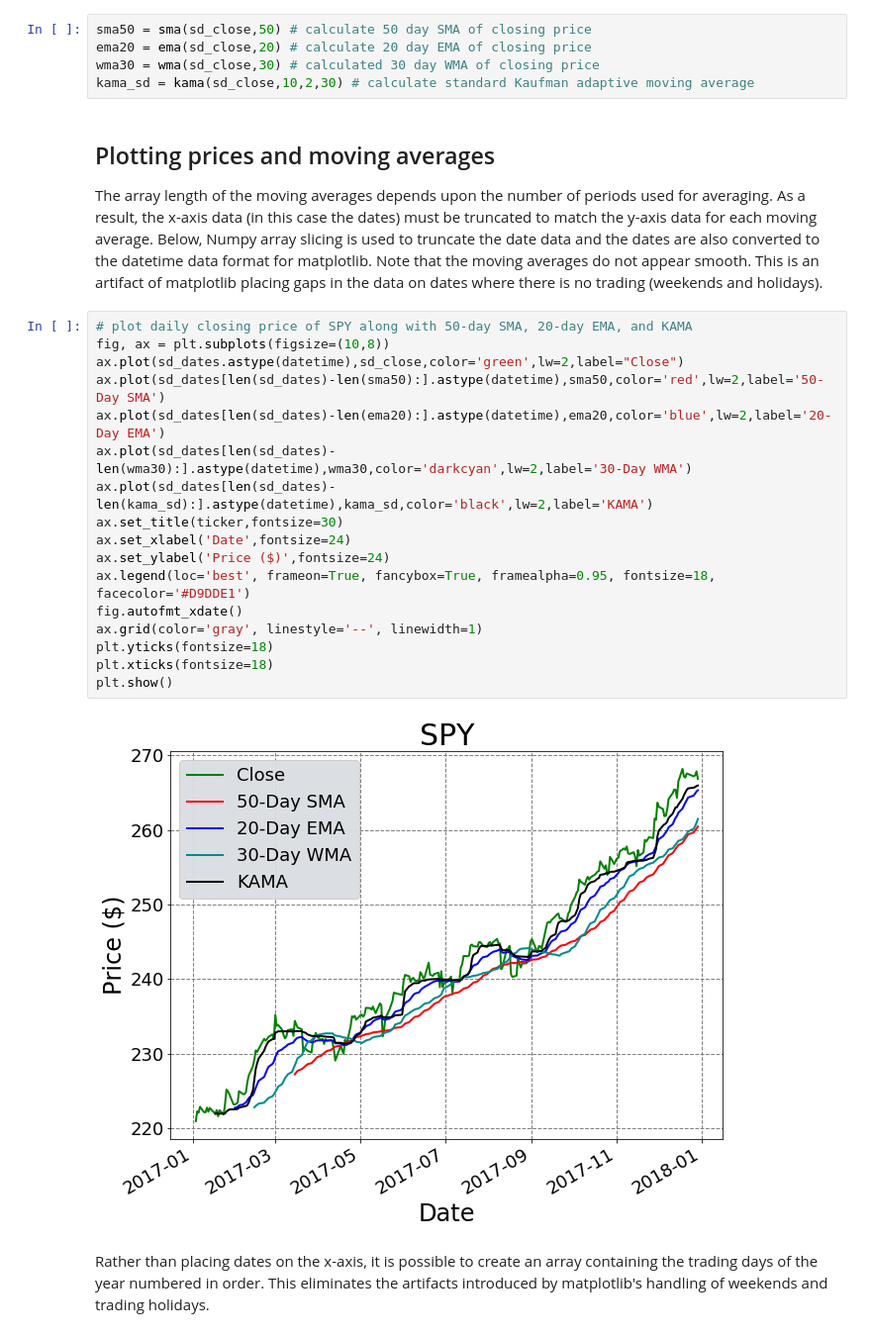
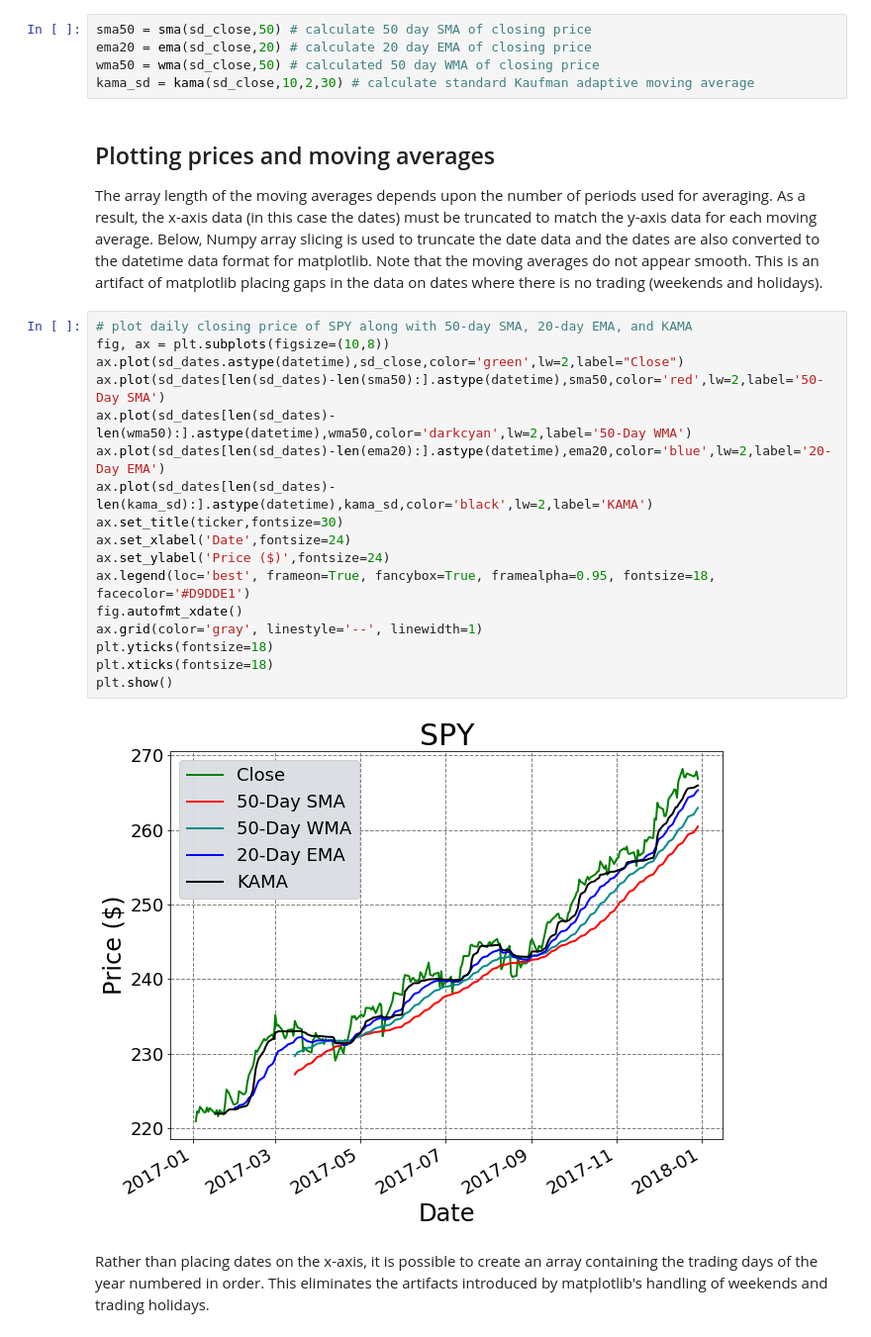
Before and after one commit to mzyates/techindicators, a Jupyter notebook: example_notebook.ipynb, the cells around one changed output. Shown at 99% size. Saved outputs shown, nothing was run; the diff lists cells and outputs as text.

Commit message:
Fixed WMA plot.  Added Coppock Curve.

```diff
--- a/example_notebook.ipynb
+++ b/example_notebook.ipynb
@@ -30,7 +30,7 @@ The 50 day simple moving average, 20 day exponential moving average, and 10,2,30
 # %%
 sma50 = sma(sd_close,50) # calculate 50 day SMA of closing price
 ema20 = ema(sd_close,20) # calculate 20 day EMA of closing price
-wma30 = wma(sd_close,30) # calculated 30 day WMA of closing price
+wma50 = wma(sd_close,50) # calculated 50 day WMA of closing price
 kama_sd = kama(sd_close,10,2,30) # calculate standard Kaufman adaptive moving average
 # %% [markdown]
 ## Plotting prices and moving averages
@@ -39,22 +39,22 @@ The array length of the moving averages depends upon the number of periods used
 # %%
 # plot daily closing price of SPY along with 50-day SMA, 20-day EMA, and KAMA
 fig, ax = plt.subplots(figsize=(10,8))
 ax.plot(sd_dates.astype(datetime),sd_close,color='green',lw=2,label="Close")
 ax.plot(sd_dates[len(sd_dates)-len(sma50):].astype(datetime),sma50,color='red',lw=2,label='50-Day SMA')
+ax.plot(sd_dates[len(sd_dates)-len(wma50):].astype(datetime),wma50,color='darkcyan',lw=2,label='50-Day WMA')
 ax.plot(sd_dates[len(sd_dates)-len(ema20):].astype(datetime),ema20,color='blue',lw=2,label='20-Day EMA')
-ax.plot(sd_dates[len(sd_dates)-len(wma30):].astype(datetime),wma30,color='darkcyan',lw=2,label='30-Day WMA')
 ax.plot(sd_dates[len(sd_dates)-len(kama_sd):].astype(datetime),kama_sd,color='black',lw=2,label='KAMA')
 ax.set_title(ticker,fontsize=30)
 ax.set_xlabel('Date',fontsize=24)
 ax.set_ylabel('Price ($)',fontsize=24)
 ax.legend(loc='best', frameon=True, fancybox=True, framealpha=0.95, fontsize=18, facecolor='#D9DDE1')
 fig.autofmt_xdate()
 ax.grid(color='gray', linestyle='--', linewidth=1)
 plt.yticks(fontsize=18)
 plt.xticks(fontsize=18)
 plt.show()
 # %% [output]
-[figure, old version]
+[figure, new version]
 # %% [markdown]
 Rather than placing dates on the x-axis, it is possible to create an array containing the trading days of the year numbered in order.  This eliminates the artifacts introduced by matplotlib's handling of weekends and trading holidays.
 # %%
```
Also changed, not shown: parts of 4 cells of this notebook.
